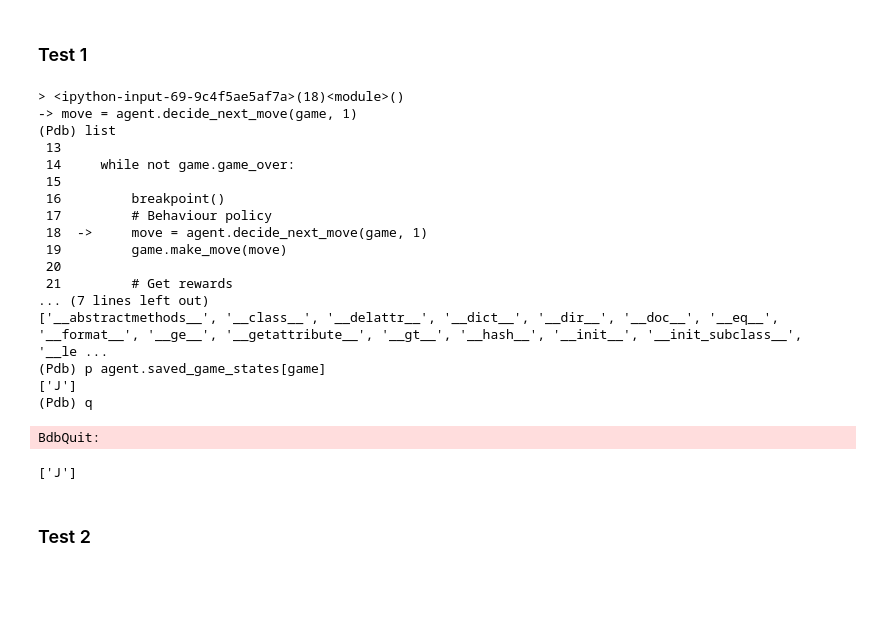
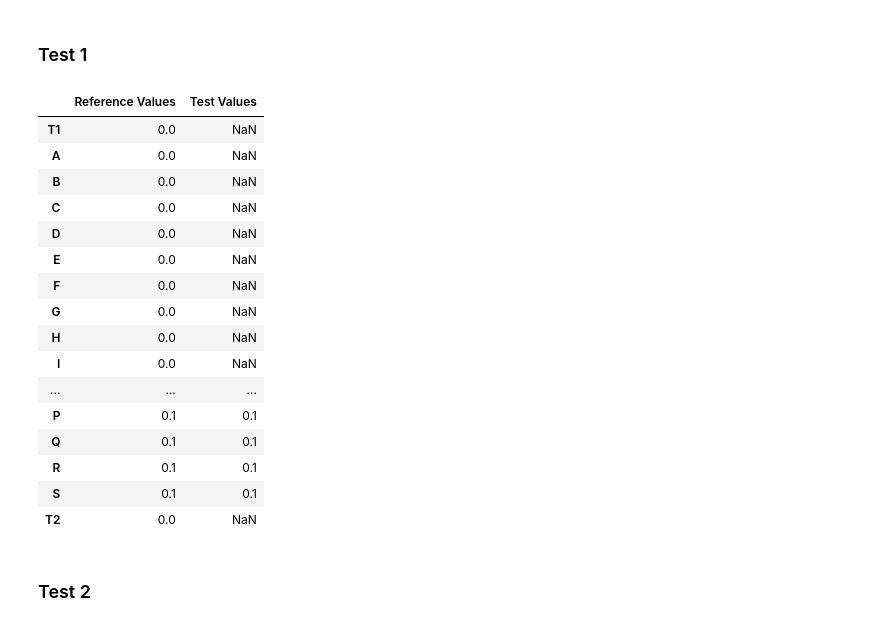
Before and after one commit to billtubbs/game-learner, a Jupyter notebook: Development-of-N-step-TDLearner-algorithm.ipynb, the cells around one changed output. Drawn from its saved outputs; the diff is of its cells as text; code cells hidden in the pictures; blank space fills up the shorter version.

```diff
--- a/Development-of-N-step-TDLearner-algorithm.ipynb
+++ b/Development-of-N-step-TDLearner-algorithm.ipynb
@@ -671,7 +671,7 @@ class Agent:
         self.n = n
         self.gamma = gamma
         self.learning_rate = learning_rate
-        self.saved_game_states = None
+        self.saved_game_states = {}
         self.past_rewards = None
         self.value_function = None
         self.update_count = None
@@ -1159,54 +1157,52 @@ agent.initialize(game, role=1)
 
 while not game.game_over:
 
-    breakpoint()
     # Behaviour policy
     move = agent.decide_next_move(game, 1)
     game.make_move(move)
 
     # Get rewards
     #reward = game.get_rewards()[1]
     if not game.game_over:
         reward = game.get_rewards()[1]
     else:
         reward = game.get_terminal_rewards()[1]
 
     debug = True if iteration == n_iters - 1 else False
 
     # Update the value for state in timestep tau,
     # where tau = t - n + 1
     agent.update(game, reward, debug=debug)
 
 agent.gameover(game)
 
 # Convert actions to (1, -1)
 action_map = {'l': -1, 'r': 1}
 actions = [action_map[a] for role, a in game.moves]
 
 # Reference values from benchmark codetest_values = np.zeros(N_STATES + 2)
 test_values = np.zeros(N_STATES + 2)
 temporal_difference_test(actions, test_values, n, learning_rate, gamma=gamma)
 
 comparison = pd.DataFrame({'Reference Values': test_values,
                            'Test Values': agent.value_function},
                           index=game.states)
 comparison
 # %% [output]
-> <ipython-input-69-9c4f5ae5af7a>(18)<module>()
--> move = agent.decide_next_move(game, 1)
-(Pdb) list
- 13
- 14     while not game.game_over:
- 15
- 16         breakpoint()
- 17         # Behaviour policy
- 18  ->     move = agent.decide_next_move(game, 1)
- 19         game.make_move(move)
- 20
- 21         # Get rewards
-... (7 lines left out)
-['__abstractmethods__', '__class__', '__delattr__', '__dict__', '__dir__', '__doc__', '__eq__', '__format__', '__ge__', '__getattribute__', '__gt__', '__hash__', '__init__', '__init_subclass__', '__le ...
-(Pdb) p agent.saved_game_states[game]
-['J']
-(Pdb) q
-BdbQuit:
+|  | Reference Values | Test Values |
+| T1 | 0.0 | NaN |
+| A | 0.0 | NaN |
+| B | 0.0 | NaN |
+| C | 0.0 | NaN |
+| D | 0.0 | NaN |
+| E | 0.0 | NaN |
+| F | 0.0 | NaN |
+| G | 0.0 | NaN |
+| H | 0.0 | NaN |
+| I | 0.0 | NaN |
+| ... | ... | ... |
+| P | 0.1 | 0.1 |
+| Q | 0.1 | 0.1 |
+| R | 0.1 | 0.1 |
+| S | 0.1 | 0.1 |
+| T2 | 0.0 | NaN |
@@ -1217,8 +1209,3 @@ agent = Agent(PredefinedActions(actions), name="Test 1", initial_value=0.0,
-# %%
-agent.initialize(game, role=1)
-agent.saved_game_states[game]
-# %% [output]
-['J']
 # %%
 assert np.all(comparison.dropna()['Reference Values'] ==
               comparison.dropna()['Test Values'])
```
Also changed, not shown: parts of 15 cells of this notebook.
